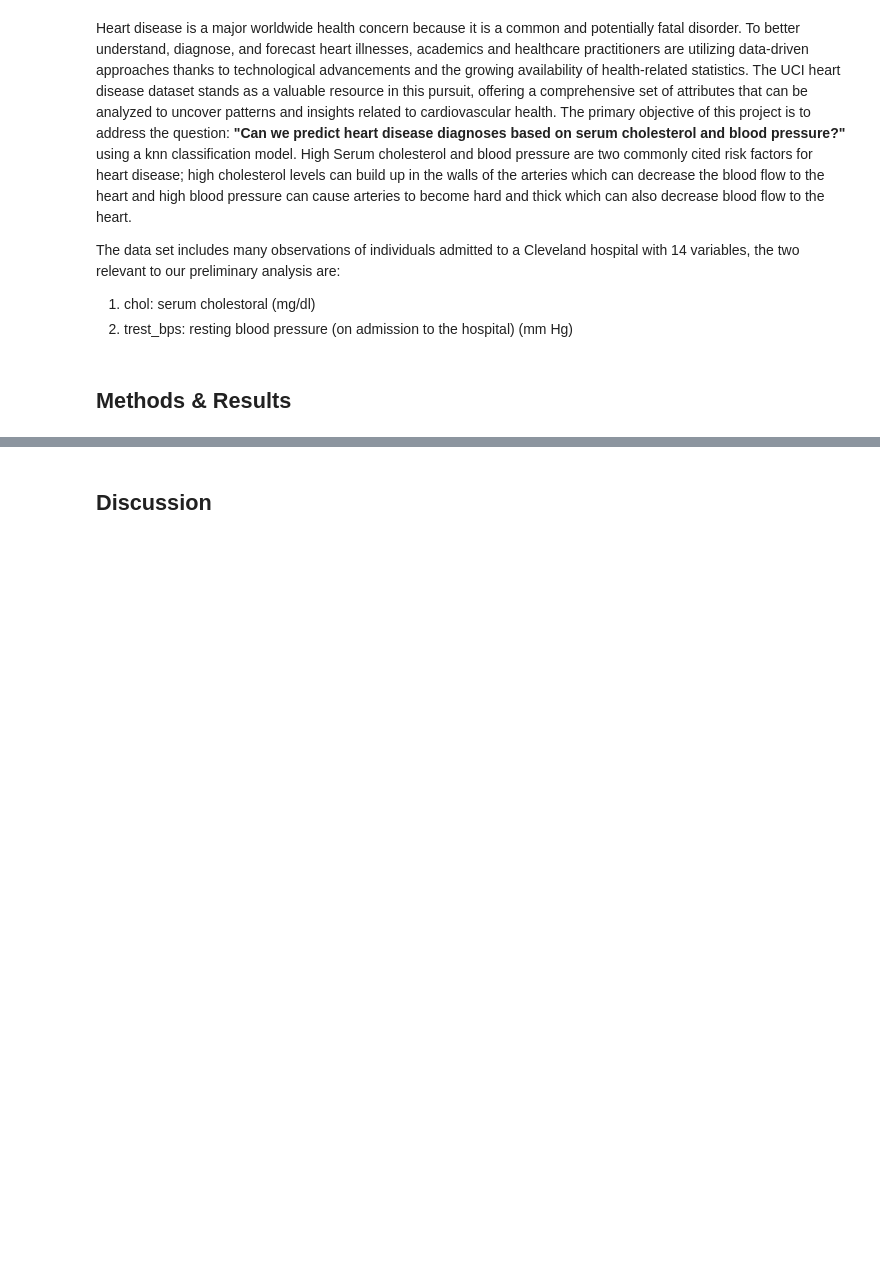
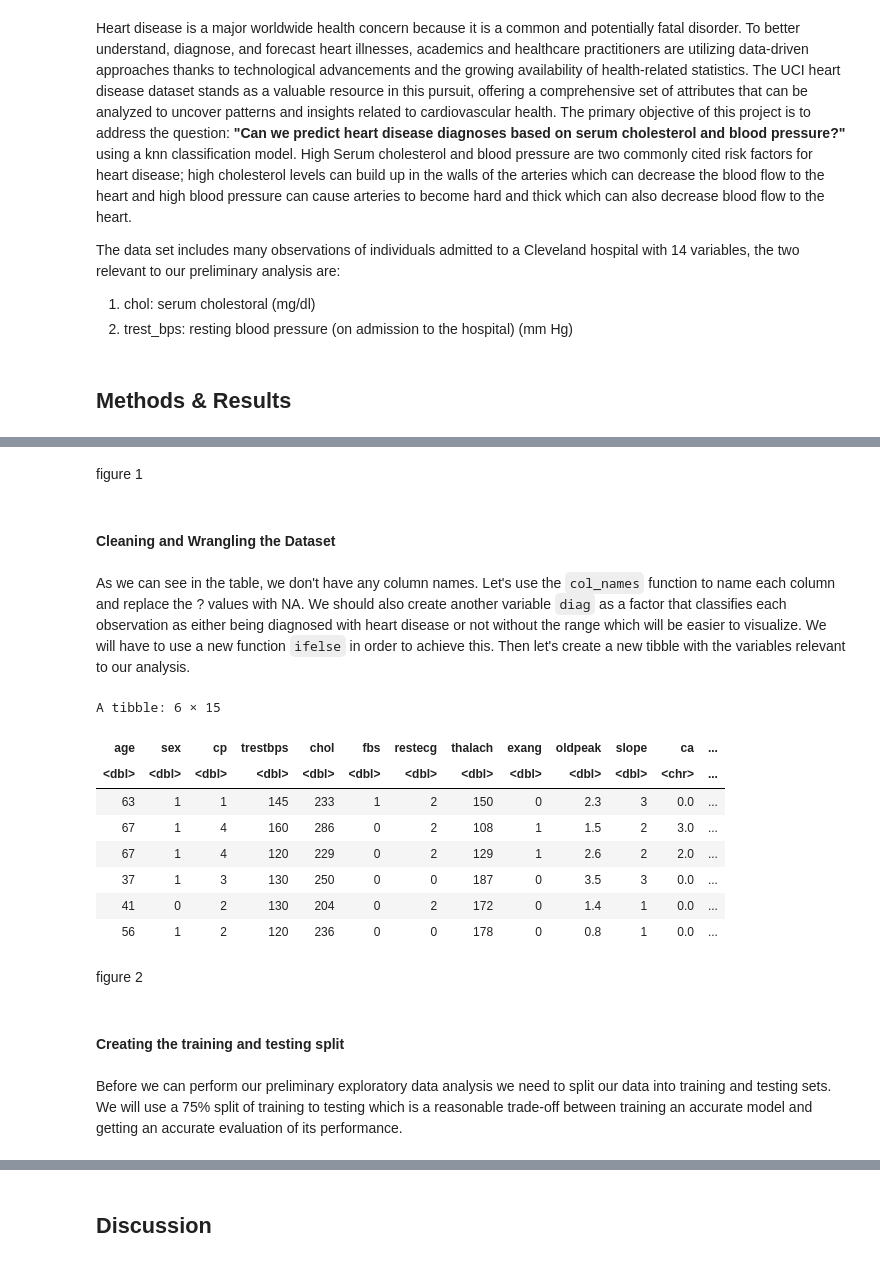
Before and after one commit to MarkSkrypnyk/group_project_report, a Jupyter notebook: group_project_report.ipynb, the cells around one changed output, grey strips where cells are left out. Saved outputs shown, nothing was run; the diff lists cells and outputs as text; code cells hidden in the pictures; blank space fills up the shorter version.

```diff
--- a/group_project_report.ipynb
+++ b/group_project_report.ipynb
@@ -12,0 +46,28 @@ The data set includes many observations of individuals admitted to  a Cleveland
+# %% [markdown]
+figure 1
+# %% [markdown]
+#### Cleaning and Wrangling the Dataset
+# %% [markdown]
+As we can see in the table, we don't have any column names. Let's use the `col_names` function to name each column and replace the ? values with NA. We should also create another variable `diag` as a factor that classifies each observation as either being diagnosed with heart disease or not without the range which will be easier to visualize. We will have to use a new function `ifelse` in order to achieve this. Then let's create a new tibble with the variables relevant to our analysis.
+# %%
+set.seed(1)
+
+heart_disease_clean <- setNames(heart_disease, c("age", "sex", "cp", "trestbps", "chol", "fbs", "restecg",  "thalach", "exang", "oldpeak", "slope", "ca", "thal", "num")) |>
+    mutate(heart_disease_clean, diagn=ifelse(is.na(num), NA, ifelse((num>0), "yes", "no")), diagn=as_factor(diagn))
+head(heart_disease_clean)
+# %% [output]
+A tibble: 6 × 15
+| age | sex | cp | trestbps | chol | fbs | restecg | thalach | exang | oldpeak | slope | ca | ... |
+| <dbl> | <dbl> | <dbl> | <dbl> | <dbl> | <dbl> | <dbl> | <dbl> | <dbl> | <dbl> | <dbl> | <chr> | ... |
+| 63 | 1 | 1 | 145 | 233 | 1 | 2 | 150 | 0 | 2.3 | 3 | 0.0 | ... |
+| 67 | 1 | 4 | 160 | 286 | 0 | 2 | 108 | 1 | 1.5 | 2 | 3.0 | ... |
+| 67 | 1 | 4 | 120 | 229 | 0 | 2 | 129 | 1 | 2.6 | 2 | 2.0 | ... |
+| 37 | 1 | 3 | 130 | 250 | 0 | 0 | 187 | 0 | 3.5 | 3 | 0.0 | ... |
+| 41 | 0 | 2 | 130 | 204 | 0 | 2 | 172 | 0 | 1.4 | 1 | 0.0 | ... |
+| 56 | 1 | 2 | 120 | 236 | 0 | 0 | 178 | 0 | 0.8 | 1 | 0.0 | ... |
+# %% [markdown]
+figure 2
+# %% [markdown]
+#### Creating the training and testing split
+# %% [markdown]
+Before we can perform our preliminary exploratory data analysis we need to split our data into training and testing sets. We will use a 75% split of training to testing which is a reasonable trade-off between training an accurate model and getting an accurate evaluation of its performance.
```
Also changed, not shown: parts of 14 cells of this notebook.
